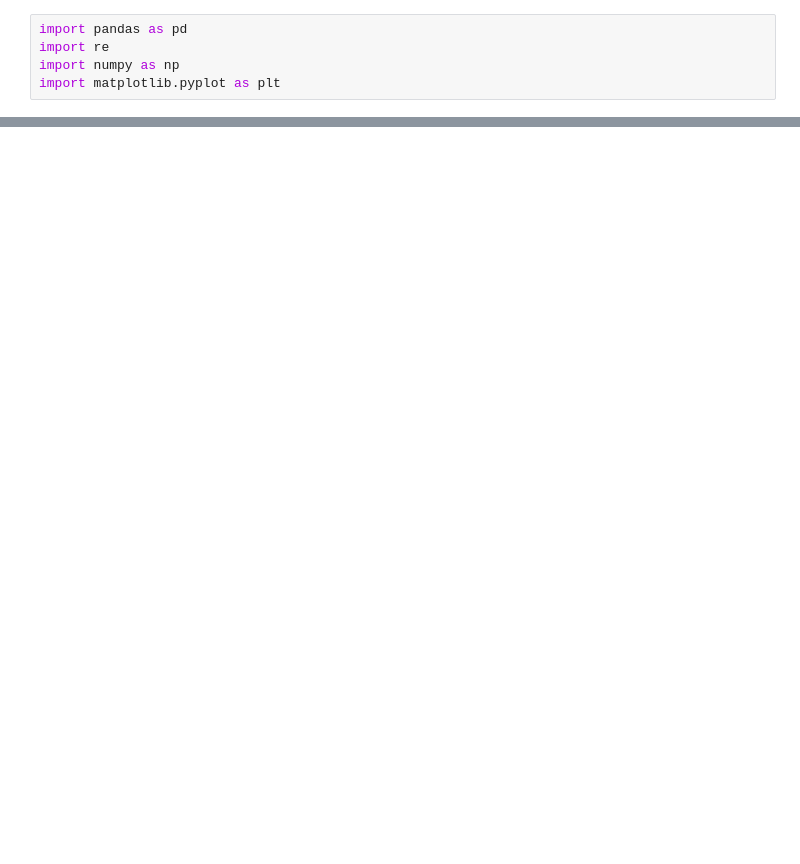
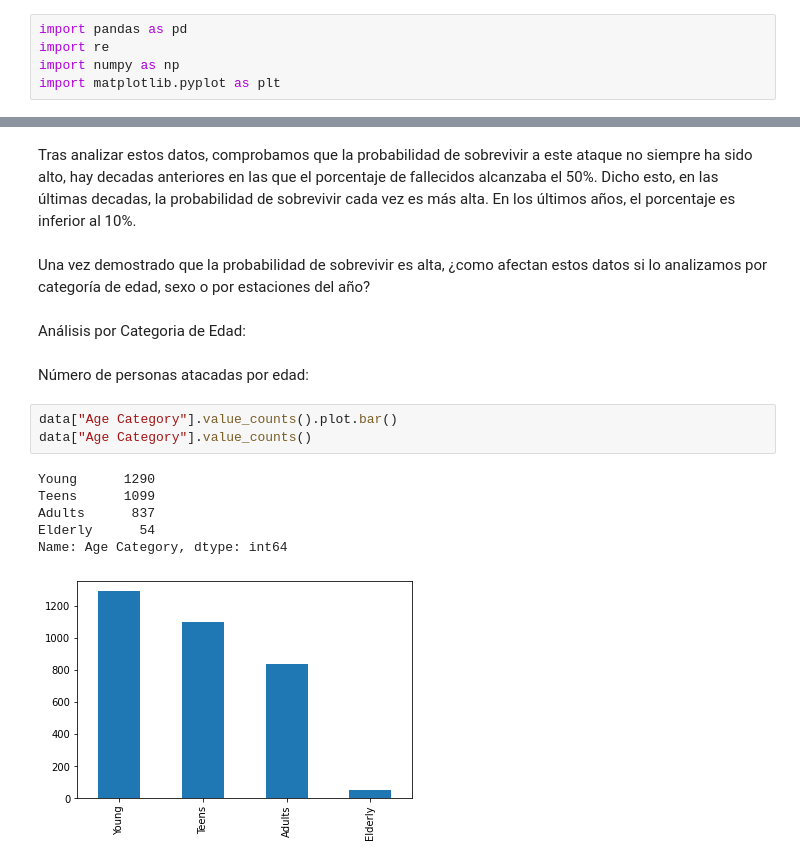
Before and after one commit to Macarena18/Data-Cleaning-Pandas, a Jupyter notebook: Analysis.ipynb, the cells around one changed output, grey strips where cells are left out. Drawn from its saved outputs; the diff is of its cells as text; blank space fills up the shorter version.

```diff
--- a/Analysis.ipynb
+++ b/Analysis.ipynb
@@ -271,0 +102,18 @@ Name: Fatality spring, dtype: int64
+# %% [markdown]
+Tras analizar estos datos, comprobamos que la probabilidad de sobrevivir a este ataque no siempre ha sido alto, hay decadas anteriores en las que el porcentaje de fallecidos alcanzaba el 50%. Dicho esto, en las últimas decadas, la probabilidad de sobrevivir cada vez es más alta. En los últimos años, el porcentaje es inferior al 10%.
+# %% [markdown]
+Una vez demostrado que la probabilidad de sobrevivir es alta, ¿como afectan estos datos si lo analizamos por categoría de edad, sexo o por estaciones del año?
+# %% [markdown]
+Análisis por Categoria de Edad:
+# %% [markdown]
+Número de personas atacadas por edad:
+# %%
+data["Age Category"].value_counts().plot.bar()
+data["Age Category"].value_counts()
+# %% [output]
+Young      1290
+Teens      1099
+Adults      837
+Elderly      54
+Name: Age Category, dtype: int64
+[figure, added]
```
Also changed, not shown: parts of 78 cells of this notebook, 2 other files.
